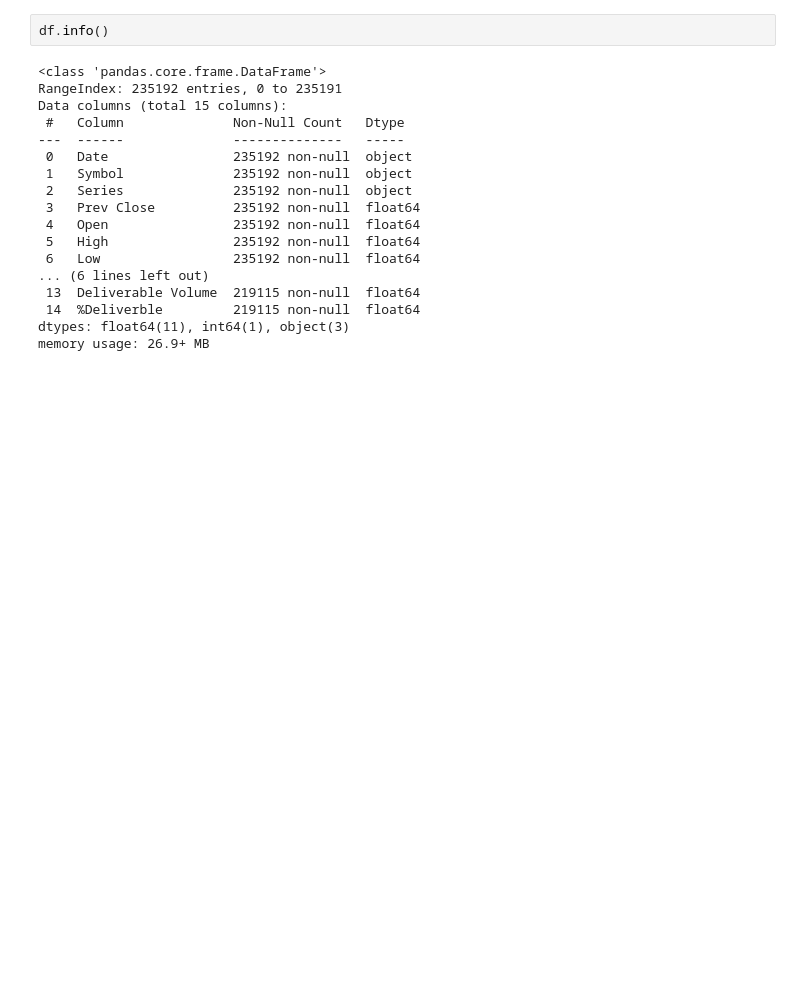
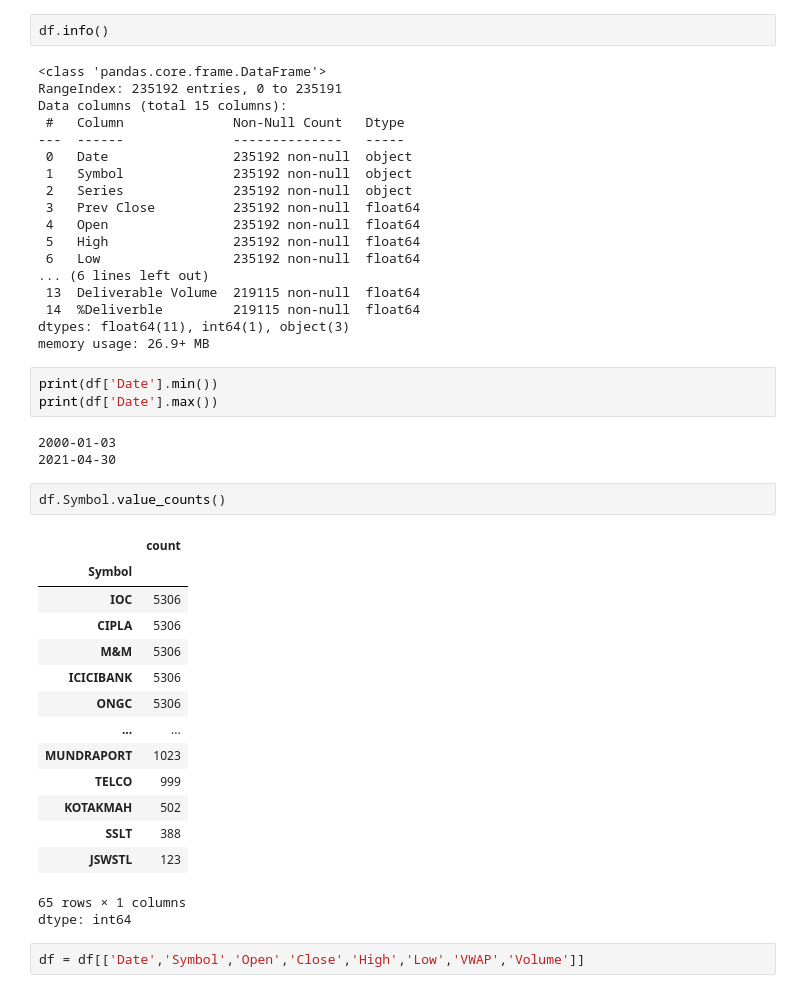
Before and after one commit to KOWSALYAAARU/test_app, a Jupyter notebook: Case_study_2.ipynb, the cells around one changed output. Drawn from its saved outputs; the diff is of its cells as text; blank space fills up the shorter version.

```diff
--- a/Case_study_2.ipynb
+++ b/Case_study_2.ipynb
@@ -55,3 +55,29 @@ Data columns (total 15 columns):
  14  %Deliverble         219115 non-null  float64
 dtypes: float64(11), int64(1), object(3)
 memory usage: 26.9+ MB
+# %%
+print(df['Date'].min())
+print(df['Date'].max())
+# %% [output]
+2000-01-03
+2021-04-30
+# %%
+df.Symbol.value_counts()
+# %% [output]
+|  | count |
+| Symbol |  |
+| IOC | 5306 |
+| CIPLA | 5306 |
+| M&M | 5306 |
+| ICICIBANK | 5306 |
+| ONGC | 5306 |
+| ... | ... |
+| MUNDRAPORT | 1023 |
+| TELCO | 999 |
+| KOTAKMAH | 502 |
+| SSLT | 388 |
+| JSWSTL | 123 |
+65 rows × 1 columns
+dtype: int64
+# %%
+df = df[['Date','Symbol','Open','Close','High','Low','VWAP','Volume']]
```
Also changed, not shown: parts of 5 cells of this notebook.
